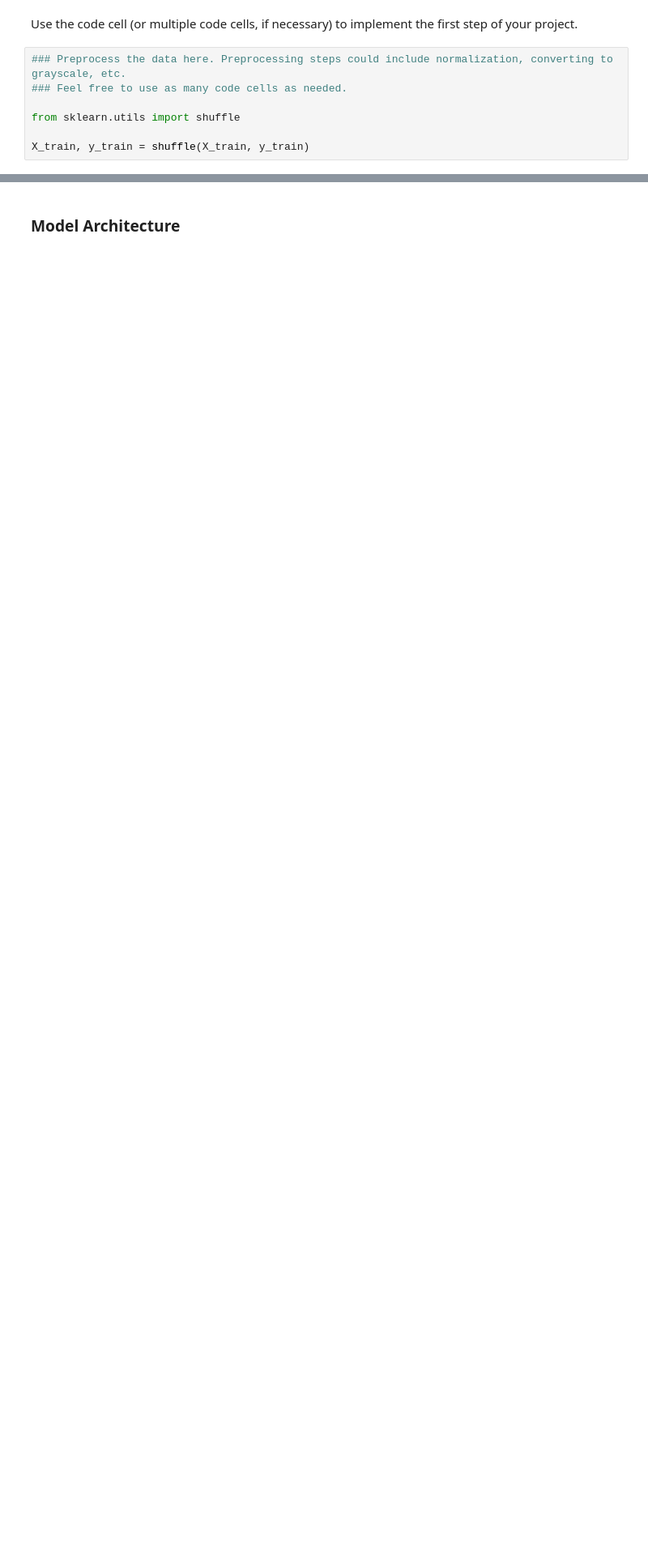
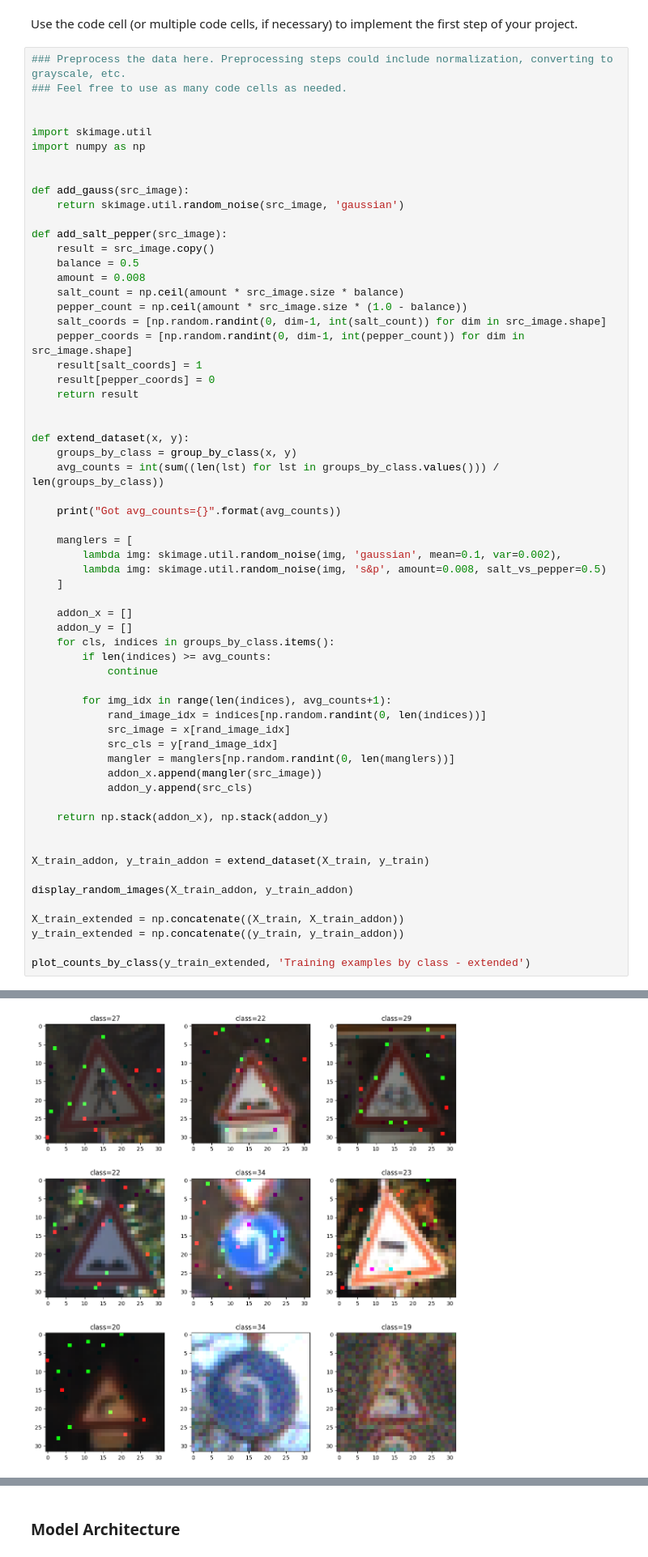
Before and after one commit to DukeXar/CarND-Traffic-Sign-Classifier-Project-pub, a Jupyter notebook: Traffic_Sign_Classifier.ipynb, the cells around one changed output, grey strips where cells are left out. Shown at 81% size. Drawn from its saved outputs; the diff is of its cells as text; blank space fills up the shorter version.

```diff
--- a/Traffic_Sign_Classifier.ipynb
+++ b/Traffic_Sign_Classifier.ipynb
@@ -129,10 +170,65 @@ Here is an example of a [published baseline model on this problem](http://yann.l
 ### Pre-process the Data Set (normalization, grayscale, etc.)
 # %% [markdown]
 Use the code cell (or multiple code cells, if necessary) to implement the first step of your project.
-# %%
-### Preprocess the data here. Preprocessing steps could include normalization, converting to grayscale, etc.
-### Feel free to use as many code cells as needed.
-
-from sklearn.utils import shuffle
-
-X_train, y_train = shuffle(X_train, y_train)
+# %%
+### Preprocess the data here. Preprocessing steps could include normalization, converting to grayscale, etc.
+### Feel free to use as many code cells as needed.
+
+
+import skimage.util
+import numpy as np
+
+
+def add_gauss(src_image):
+    return skimage.util.random_noise(src_image, 'gaussian')
+
+def add_salt_pepper(src_image):
+    result = src_image.copy()
+    balance = 0.5
+    amount = 0.008
+    salt_count = np.ceil(amount * src_image.size * balance)
+    pepper_count = np.ceil(amount * src_image.size * (1.0 - balance))
+    salt_coords = [np.random.randint(0, dim-1, int(salt_count)) for dim in src_image.shape]
+    pepper_coords = [np.random.randint(0, dim-1, int(pepper_count)) for dim in src_image.shape]
+    result[salt_coords] = 1
+    result[pepper_coords] = 0
+    return result
+
+
+def extend_dataset(x, y):
+    groups_by_class = group_by_class(x, y)
+    avg_counts = int(sum((len(lst) for lst in groups_by_class.values())) / len(groups_by_class))
+
+    print("Got avg_counts={}".format(avg_counts))
+
+    manglers = [
+        lambda img: skimage.util.random_noise(img, 'gaussian', mean=0.1, var=0.002),
+        lambda img: skimage.util.random_noise(img, 's&p', amount=0.008, salt_vs_pepper=0.5)
+    ]
+
+    addon_x = []
+    addon_y = []
+    for cls, indices in groups_by_class.items():
+        if len(indices) >= avg_counts:
+            continue
+
+        for img_idx in range(len(indices), avg_counts+1):
+            rand_image_idx = indices[np.random.randint(0, len(indices))]
+            src_image = x[rand_image_idx]
+            src_cls = y[rand_image_idx]
+            mangler = manglers[np.random.randint(0, len(manglers))]
+            addon_x.append(mangler(src_image))
+            addon_y.append(src_cls)
+
+    return np.stack(addon_x), np.stack(addon_y)
+
+
+X_train_addon, y_train_addon = extend_dataset(X_train, y_train)
+
+display_random_images(X_train_addon, y_train_addon)
+
+X_train_extended = np.concatenate((X_train, X_train_addon))
+y_train_extended = np.concatenate((y_train, y_train_addon))
+
+plot_counts_by_class(y_train_extended, 'Training examples by class - extended')
+# %% [output]
@@ -138,0 +236 @@ X_train, y_train = shuffle(X_train, y_train)
+[figure, added]
```
Also changed, not shown: parts of 7 cells of this notebook.
